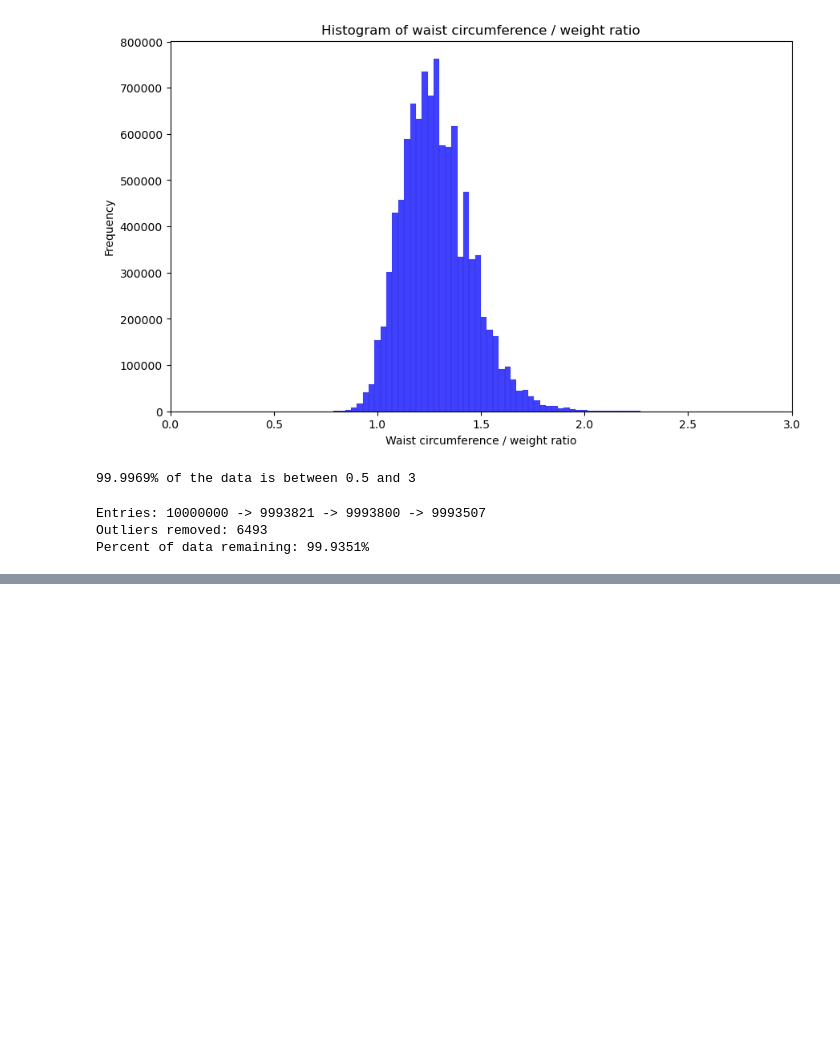
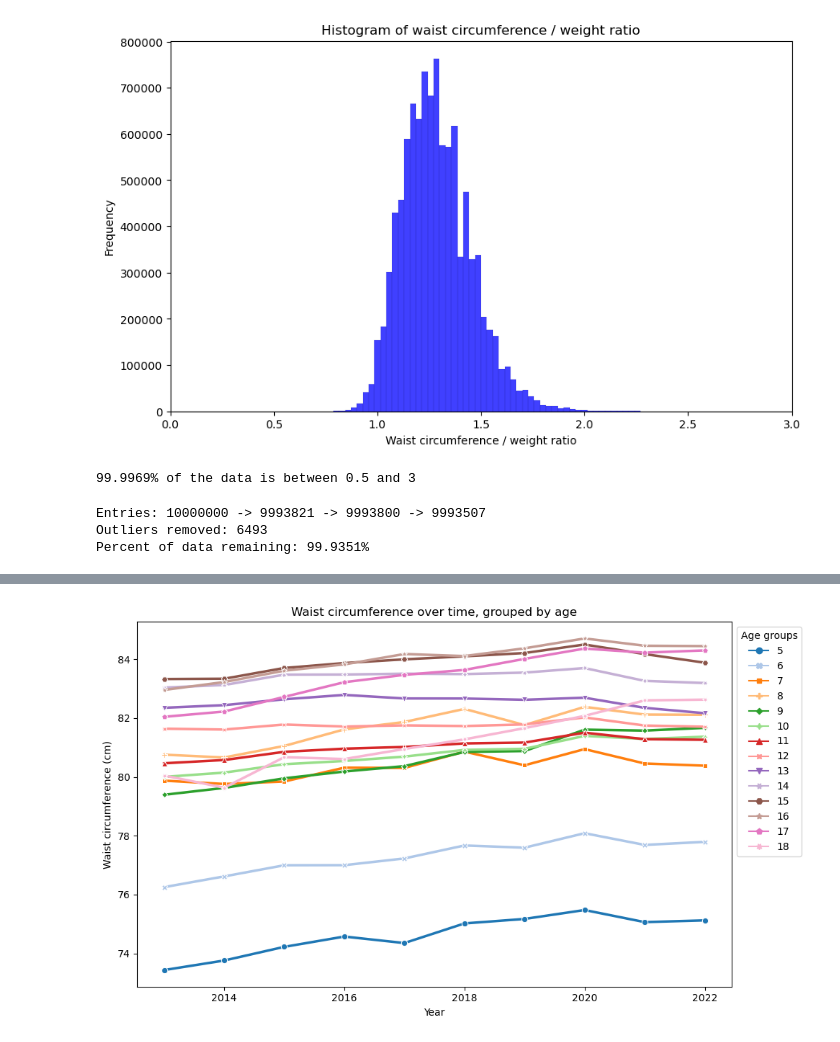
Before and after one commit to tjohns94/csd230finalproject, a Jupyter notebook: explore_wwhs.ipynb, the cells around one changed output, grey strips where cells are left out. Saved outputs shown, nothing was run; the diff lists cells and outputs as text; code cells hidden in the pictures; blank space fills up the shorter version.

```diff
--- a/explore_wwhs.ipynb
+++ b/explore_wwhs.ipynb
@@ -62,0 +116,12 @@ Percent of data remaining: 99.9351%
+# %%
+# Line graph of waist over time, grouped by age
+plt.figure(figsize=(10, 6))
+sns.lineplot(data=age_group_en, x='year', y='waist', hue='age_groups', style='age_groups', markers=True, dashes=False, palette='tab20', linewidth=2.5)
+plt.title('Waist circumference over time, grouped by age')
+plt.xlabel('Year')
+plt.ylabel('Waist circumference (cm)')
+plt.legend(title='Age groups', loc='upper left', bbox_to_anchor=(1, 1))
+plt.tight_layout()
+plt.show()
+# %% [output]
+[figure, added]
```
Also changed, not shown: parts of 6 cells of this notebook.
